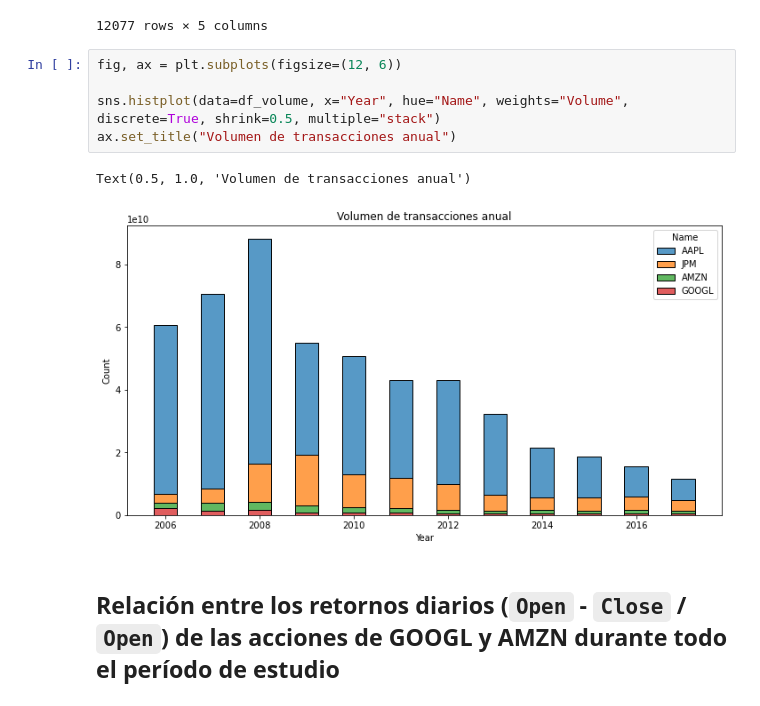
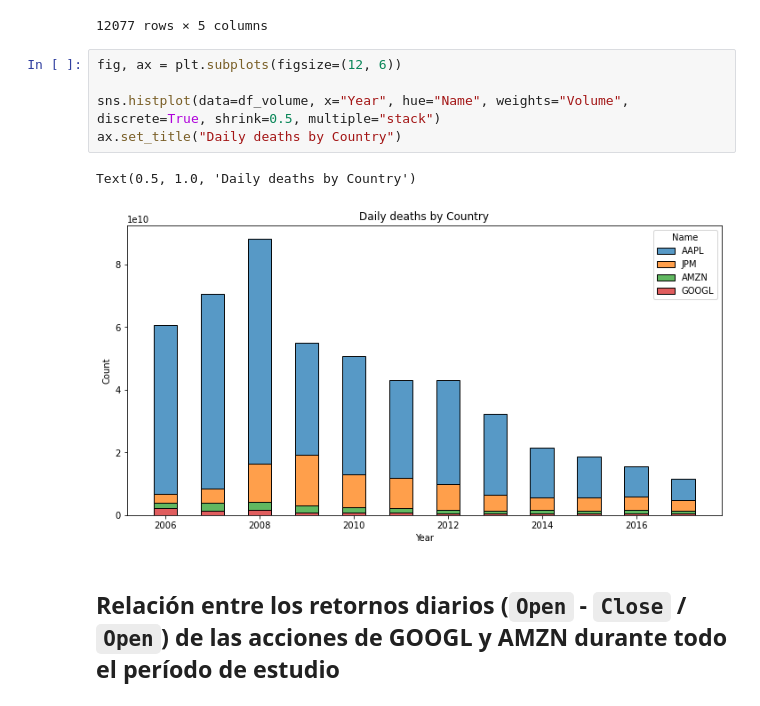
Before and after one commit to sevizama/limpieza-de-datos, a Jupyter notebook: 2_visualizacion_ejercicios.ipynb, the cells around one changed output. Saved outputs shown, nothing was run; the diff lists cells and outputs as text.

```diff
--- a/2_visualizacion_ejercicios.ipynb
+++ b/2_visualizacion_ejercicios.ipynb
@@ -232,11 +232,11 @@ df_volume
 # %%
 fig, ax = plt.subplots(figsize=(12, 6))
 
 sns.histplot(data=df_volume, x="Year", hue="Name", weights="Volume", discrete=True, shrink=0.5, multiple="stack")
-ax.set_title("Volumen de transacciones anual")
+ax.set_title("Daily deaths by Country")
 # %% [output]
-Text(0.5, 1.0, 'Volumen de transacciones anual')
+Text(0.5, 1.0, 'Daily deaths by Country')
-[figure, old version]
+[figure, new version]
 # %% [markdown]
 ## Relación entre los retornos diarios (`Open` - `Close` / `Open`) de las acciones de GOOGL y AMZN durante todo el período de estudio
 # %%
```
Also changed, not shown: parts of 1 cell of this notebook.
